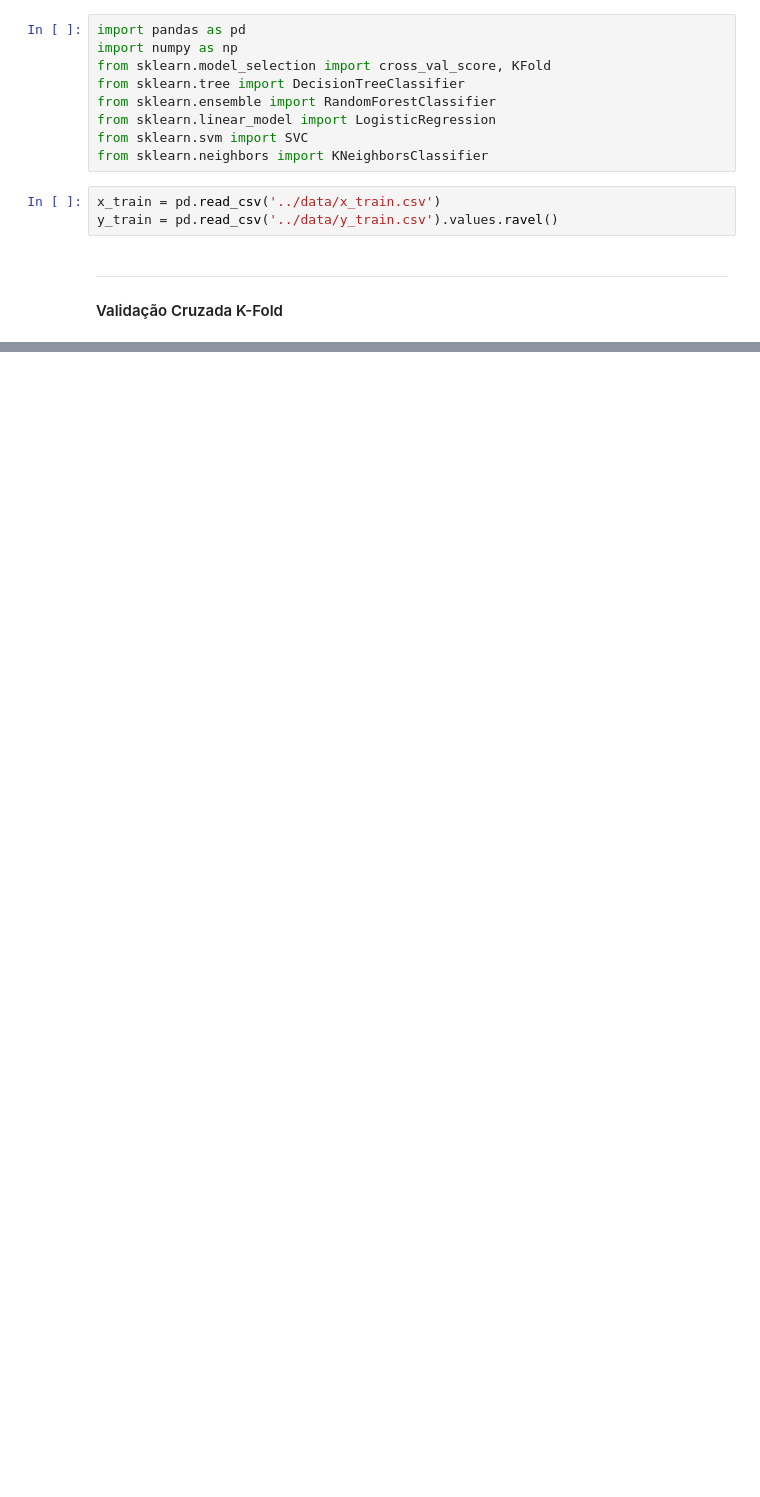
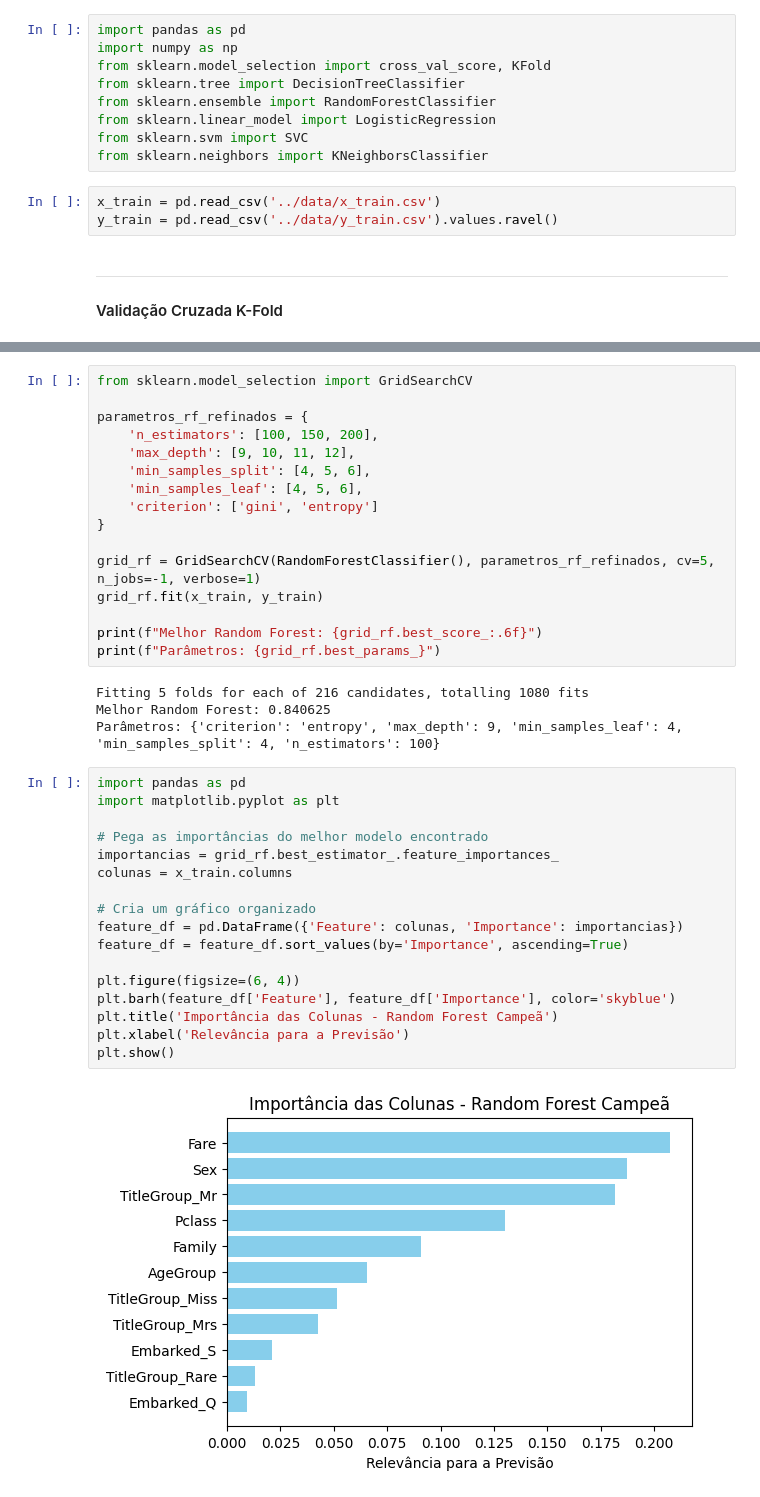
Before and after one commit to Vitoria-BG/titanic_survival, a Jupyter notebook: notebooks/Model_Selection.ipynb, the cells around one changed output, grey strips where cells are left out. Cells and saved outputs as stored; diff of their text form; blank space fills up the shorter version.

Commit message:
feat: model_selection and final model export

```diff
--- a/notebooks/Model_Selection.ipynb
+++ b/notebooks/Model_Selection.ipynb
@@ -55,0 +88,39 @@ KNN: 77.89% (Desvio Padrão: 0.85%)
+# %%
+from sklearn.model_selection import GridSearchCV
+
+parametros_rf_refinados = {
+    'n_estimators': [100, 150, 200],
+    'max_depth': [9, 10, 11, 12],
+    'min_samples_split': [4, 5, 6],
+    'min_samples_leaf': [4, 5, 6],
+    'criterion': ['gini', 'entropy']
+}
+
+grid_rf = GridSearchCV(RandomForestClassifier(), parametros_rf_refinados, cv=5, n_jobs=-1, verbose=1)
+grid_rf.fit(x_train, y_train)
+
+print(f"Melhor Random Forest: {grid_rf.best_score_:.6f}")
+print(f"Parâmetros: {grid_rf.best_params_}")
+# %% [output]
+Fitting 5 folds for each of 216 candidates, totalling 1080 fits
+Melhor Random Forest: 0.840625
+Parâmetros: {'criterion': 'entropy', 'max_depth': 9, 'min_samples_leaf': 4, 'min_samples_split': 4, 'n_estimators': 100}
+# %%
+import pandas as pd
+import matplotlib.pyplot as plt
+
+# Pega as importâncias do melhor modelo encontrado
+importancias = grid_rf.best_estimator_.feature_importances_
+colunas = x_train.columns
+
+# Cria um gráfico organizado
+feature_df = pd.DataFrame({'Feature': colunas, 'Importance': importancias})
+feature_df = feature_df.sort_values(by='Importance', ascending=True)
+
+plt.figure(figsize=(6, 4))
+plt.barh(feature_df['Feature'], feature_df['Importance'], color='skyblue')
+plt.title('Importância das Colunas - Random Forest Campeã')
+plt.xlabel('Relevância para a Previsão')
+plt.show()
+# %% [output]
+[figure, added]
```
Also changed, not shown: parts of 26 cells of this notebook, 1 other file.
